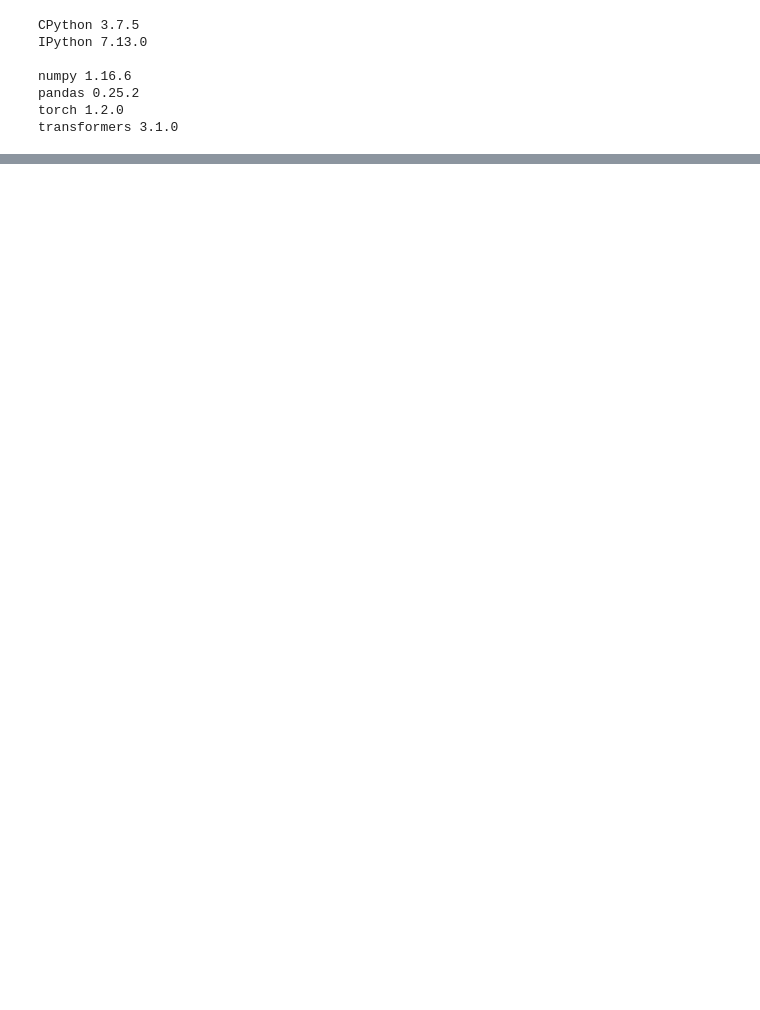
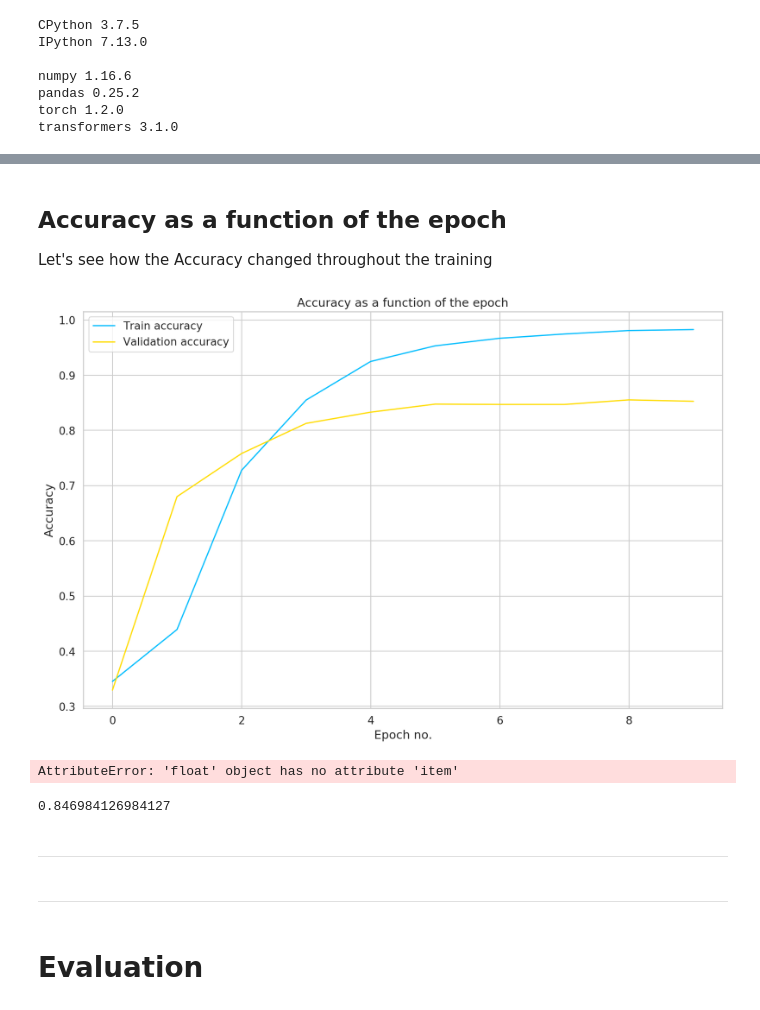
Before and after one commit to Ali-Tabaja/AI-madrid, a Jupyter notebook: sentiment-analysis-with-bert.ipynb, the cells around one changed output, grey strips where cells are left out. Drawn from its saved outputs; the diff is of its cells as text; code cells hidden in the pictures; blank space fills up the shorter version.

```diff
--- a/sentiment-analysis-with-bert.ipynb
+++ b/sentiment-analysis-with-bert.ipynb
@@ -36,0 +735,29 @@ sns.set(style='whitegrid',
+# %%
+%%time
+
+history = defaultdict(list)
+best_accuracy = 0
+
+for epoch in range(EPOCHS):
+    print(f'Epoch: {epoch+1}/{EPOCHS}')
+    print("-" * 10)
+
+    train_acc, train_loss_mean = train_epoch(model,
+        train_dl, loss_fn, optimizer,
+        device, scheduler, len(df_train))
+
+    print(f'Epoch loss {train_loss_mean} ' + f'accuracy: {train_acc}')
+
+    val_acc, val_loss_mean = eval_model(model, val_dl, loss_fn, device, len(df_val))
+
+    print(f'Epoch loss {val_loss_mean} accuracy: {val_acc}')
+    print('*' * 10)
+
+    history['train_acc'].append(train_acc)
+    history['train_loss'].append(train_loss_mean)
+    history['val_acc'].append(val_acc)
+    history['val_loss'].append(val_loss_mean)
+
+    if val_acc > best_accuracy:
+        torch.save(model.state_dict(), 'best_model_state.bin')
+        best_accuracy = val_acc
@@ -36,0 +782,38 @@ sns.set(style='whitegrid',
+# %% [markdown]
+## Accuracy as a function of the epoch
+Let's see how the Accuracy changed throughout the training
+# %%
+# Plots
+plt.plot(history['train_acc'], label = 'Train accuracy')
+plt.plot(history['val_acc'], label = 'Validation accuracy')
+
+# Labels
+plt.title('Accuracy as a function of the epoch')
+plt.xlabel('Epoch no.')
+plt.ylabel('Accuracy')
+
+# Finale:
+plt.legend()
+plt.grid(True)
+plt.tight_layout()
+
+plt.show()
+# %% [output]
+[figure, added]
+# %%
+test_acc, test_loss = eval_model(model, test_dl,
+                                loss_fn,
+                                device,
+                                len(df_test))
+# %% [output]
+AttributeError: 'float' object has no attribute 'item'
+# %%
+test_acc
+# %% [output]
+0.846984126984127
+# %% [markdown]
+----
+# %% [markdown]
+----
+# %% [markdown]
+# Evaluation
```
Also changed, not shown: parts of 151 cells of this notebook, 3 other files.
